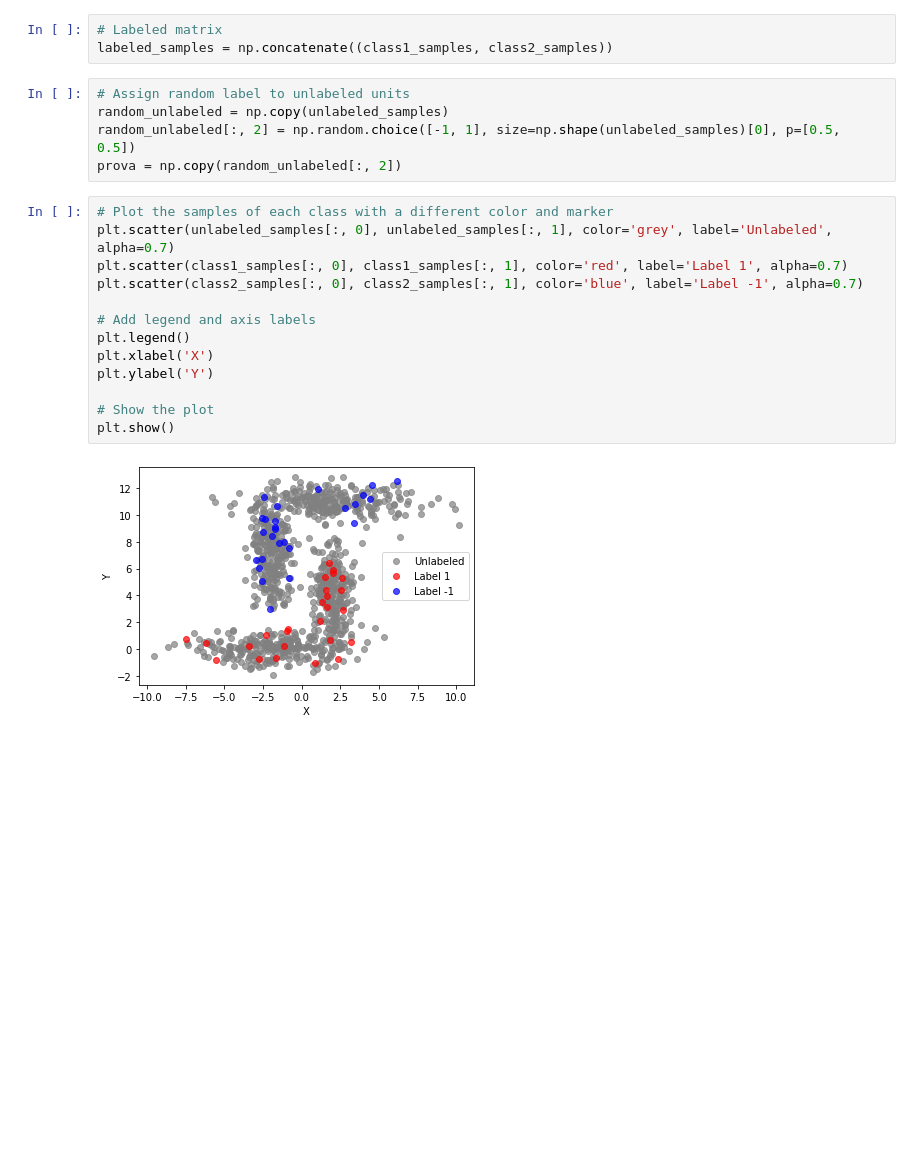
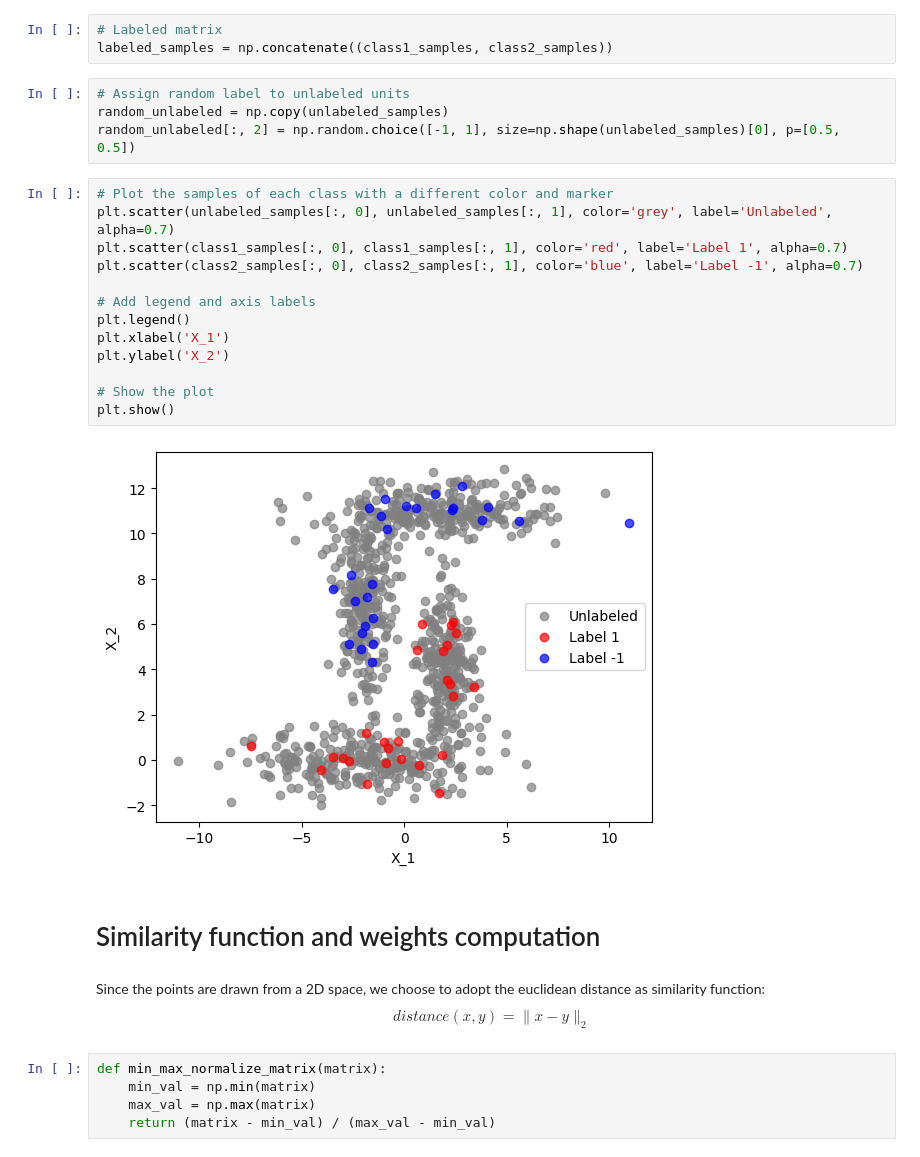
Before and after one commit to ValerioRocca/Optimization-HW1, a Jupyter notebook: Homework.ipynb, the cells around one changed output. Drawn from its saved outputs; the diff is of its cells as text; blank space fills up the shorter version.

```diff
--- a/Homework.ipynb
+++ b/Homework.ipynb
@@ -66,19 +84,30 @@ labeled_samples = np.concatenate((class1_samples, class2_samples))
 # Assign random label to unlabeled units
 random_unlabeled = np.copy(unlabeled_samples)
 random_unlabeled[:, 2] = np.random.choice([-1, 1], size=np.shape(unlabeled_samples)[0], p=[0.5, 0.5])
-prova = np.copy(random_unlabeled[:, 2])
 # %%
 # Plot the samples of each class with a different color and marker
 plt.scatter(unlabeled_samples[:, 0], unlabeled_samples[:, 1], color='grey', label='Unlabeled', alpha=0.7)
 plt.scatter(class1_samples[:, 0], class1_samples[:, 1], color='red', label='Label 1', alpha=0.7)
 plt.scatter(class2_samples[:, 0], class2_samples[:, 1], color='blue', label='Label -1', alpha=0.7)
 
 # Add legend and axis labels
 plt.legend()
-plt.xlabel('X')
-plt.ylabel('Y')
+plt.xlabel('X_1')
+plt.ylabel('X_2')
 
 # Show the plot
 plt.show()
 # %% [output]
-[figure, old version]
+[figure, new version]
+# %% [markdown]
+# Similarity function and weights computation
+# %% [markdown]
+Since the points are drawn from a 2D space, we choose to adopt the euclidean distance as similarity function:
+$$
+distance(x,y) = \|x - y\|_2
+$$
+# %%
+def min_max_normalize_matrix(matrix):
+    min_val = np.min(matrix)
+    max_val = np.max(matrix)
+    return (matrix - min_val) / (max_val - min_val)
```
Also changed, not shown: parts of 32 cells of this notebook.
